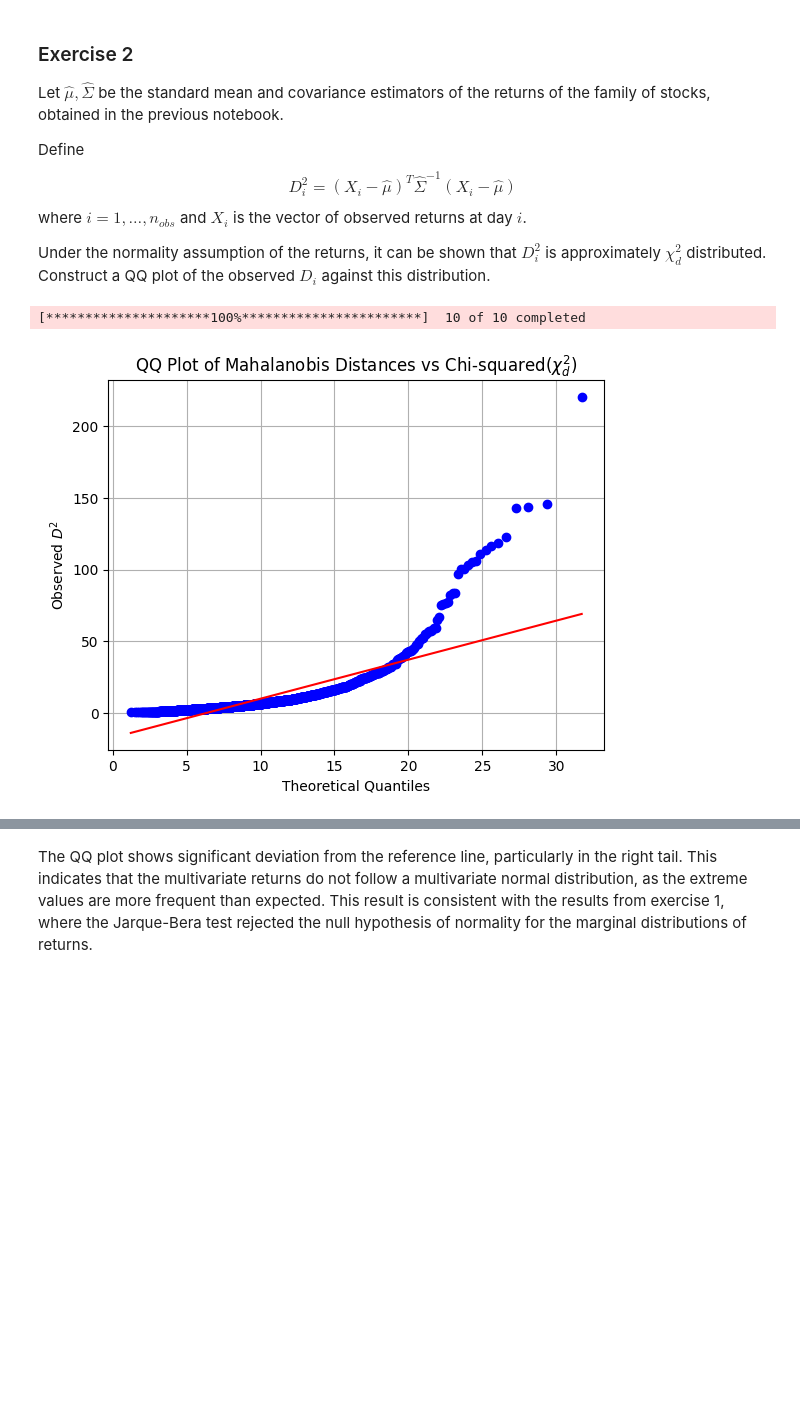
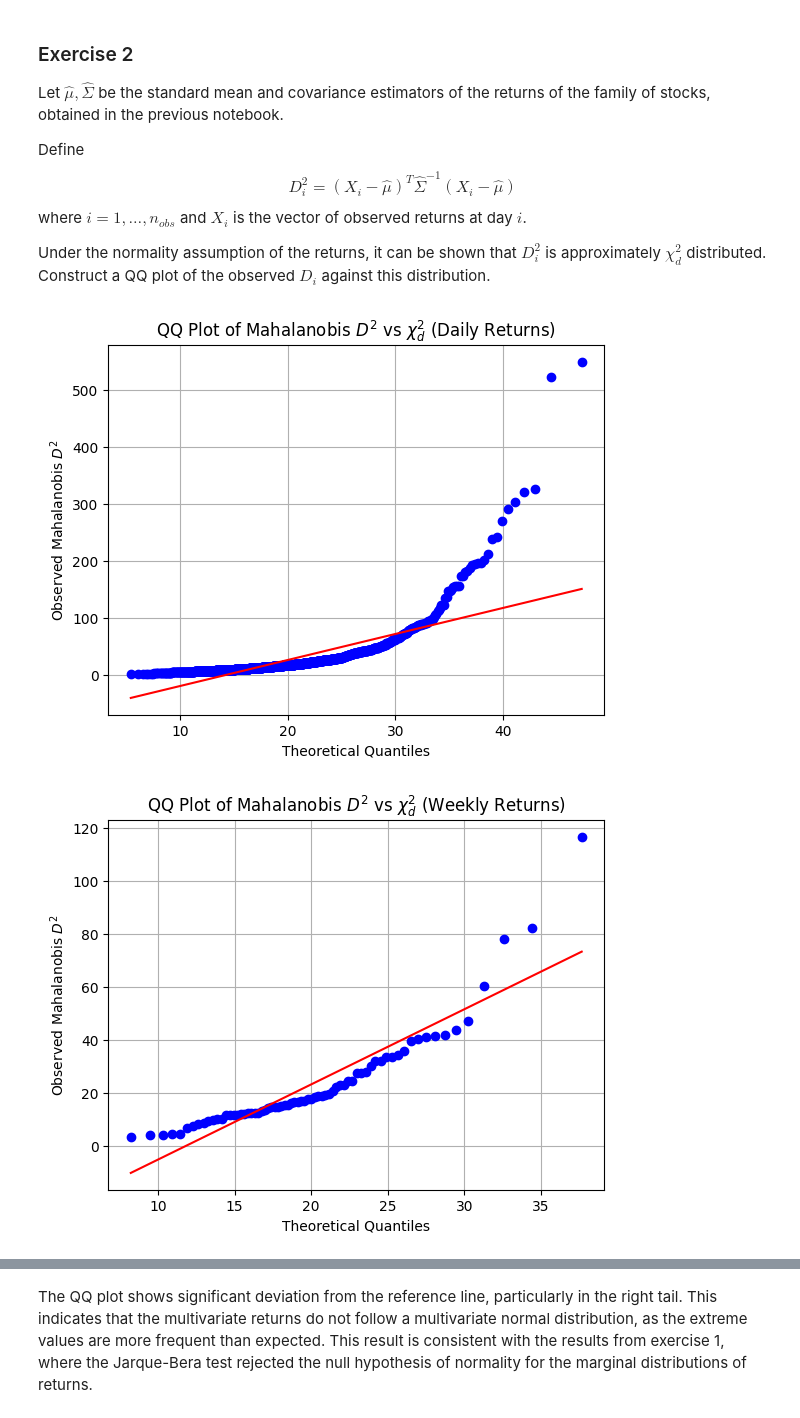
Before and after one commit to glorivaas/Risk_Measures, a Jupyter notebook: lab3.ipynb, the cells around one changed output, grey strips where cells are left out. Saved outputs shown, nothing was run; the diff lists cells and outputs as text; code cells hidden in the pictures; blank space fills up the shorter version.

```diff
--- a/lab3.ipynb
+++ b/lab3.ipynb
@@ -61,32 +84,38 @@ where $i=1,\ldots, n_{obs}$ and $X_i$ is the vector of observed returns at day $
 
 Under the normality assumption of the returns, it can be shown that $D_i^2$ is approximately $\chi_d^2$ distributed.
 Construct a QQ plot of the observed $D_i$ against this distribution.
-# %%
-from scipy.spatial.distance import mahalanobis
-import scipy.stats as stats
-import matplotlib.pyplot as plt
-
-tickers = ["AAPL", "MSFT", "GOOGL", "AMZN", "TSLA", "META", "NVDA", "NFLX", "JPM", "V"]
-data = yf.download(tickers, start="2018-01-01", end="2024-02-28")["Close"]
-returns = data.pct_change().dropna()
-
-X = returns.values
-mu_hat = np.mean(X, axis=0)
-Sigma_hat = np.cov(X, rowvar=False)
-
-inv_Sigma = np.linalg.inv(Sigma_hat)
-D_squared = np.array([
-    (x - mu_hat) @ inv_Sigma @ (x - mu_hat).T for x in X
-])
-
-d = X.shape[1]
-
-stats.probplot(D_squared, dist="chi2", sparams=(d,), plot=plt)
-plt.title("QQ Plot of Mahalanobis Distances vs Chi-squared($\chi^2_d$)")
-plt.xlabel("Theoretical Quantiles")
-plt.ylabel("Observed $D^2$")
-plt.grid()
-plt.show()
-# %% [output]
-[*********************100%***********************]  10 of 10 completed
-[figure, removed]
+# %%
+from scipy.linalg import inv
+import numpy as np
+
+def mahalanobis_qq(returns, window=250, label="Daily"):
+    X = returns.values
+    d = X.shape[1]
+    D_squared = []
+
+    for t in range(window, len(X)):
+        window_data = X[t - window:t]
+        mu = np.mean(window_data, axis=0)
+        Sigma = np.cov(window_data, rowvar=False)
+        inv_Sigma = inv(Sigma)
+
+        x = X[t]
+        diff = x - mu
+        D_sq = diff @ inv_Sigma @ diff
+        D_squared.append(D_sq)
+
+    D_squared = np.array(D_squared)
+
+    stats.probplot(D_squared, dist="chi2", sparams=(d,), plot=plt)
+    plt.title(f"QQ Plot of Mahalanobis $D^2$ vs $\\chi^2_d$ ({label} Returns)")
+    plt.xlabel("Theoretical Quantiles")
+    plt.ylabel("Observed Mahalanobis $D^2$")
+    plt.grid()
+    plt.show()
+
+mahalanobis_qq(daily_returns, label="Daily")
+mahalanobis_qq(weekly_returns, label="Weekly")
+mahalanobis_qq(monthly_returns, label="Monthly")
+# %% [output]
+[figure, added]
+[figure, added]
```
Also changed, not shown: parts of 3 cells of this notebook.
